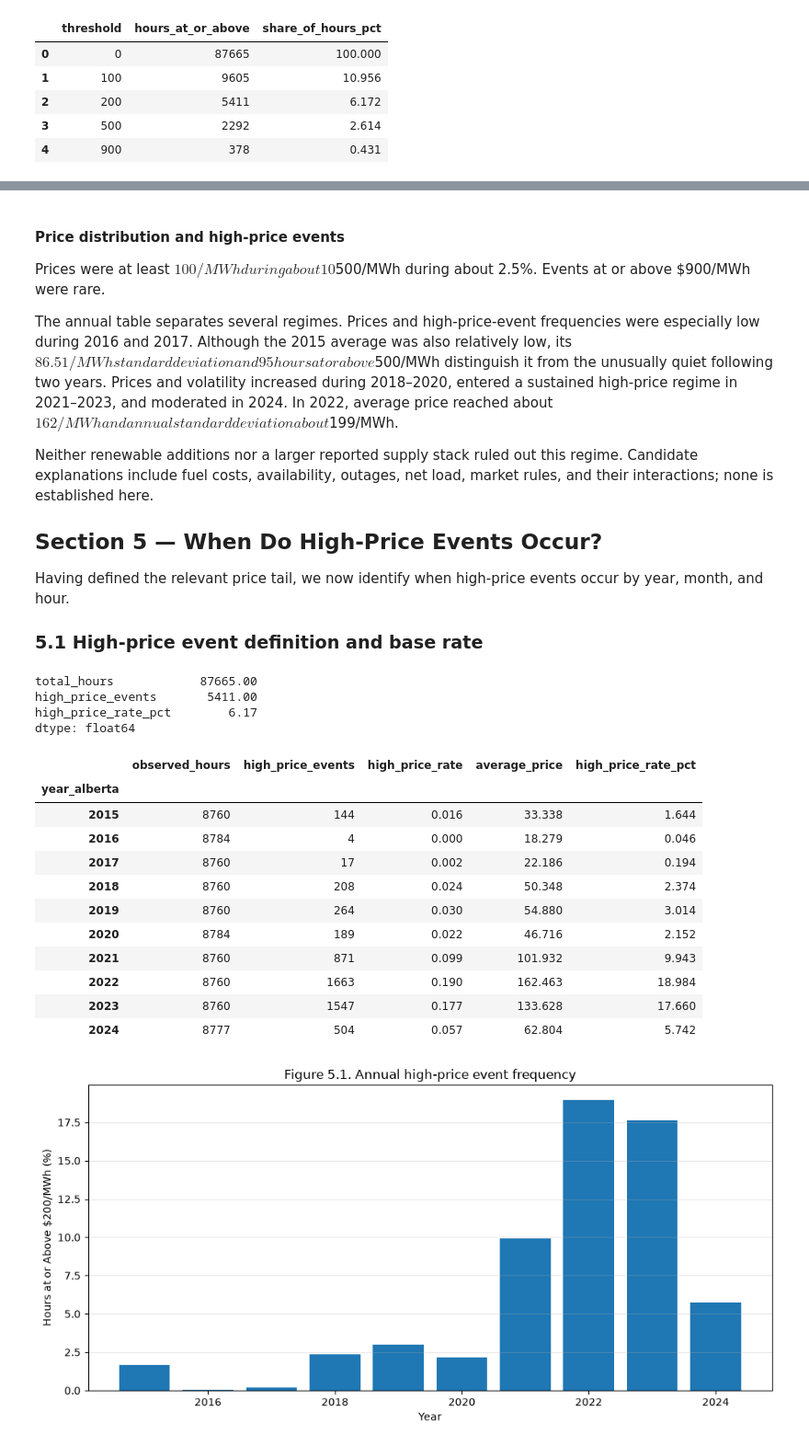
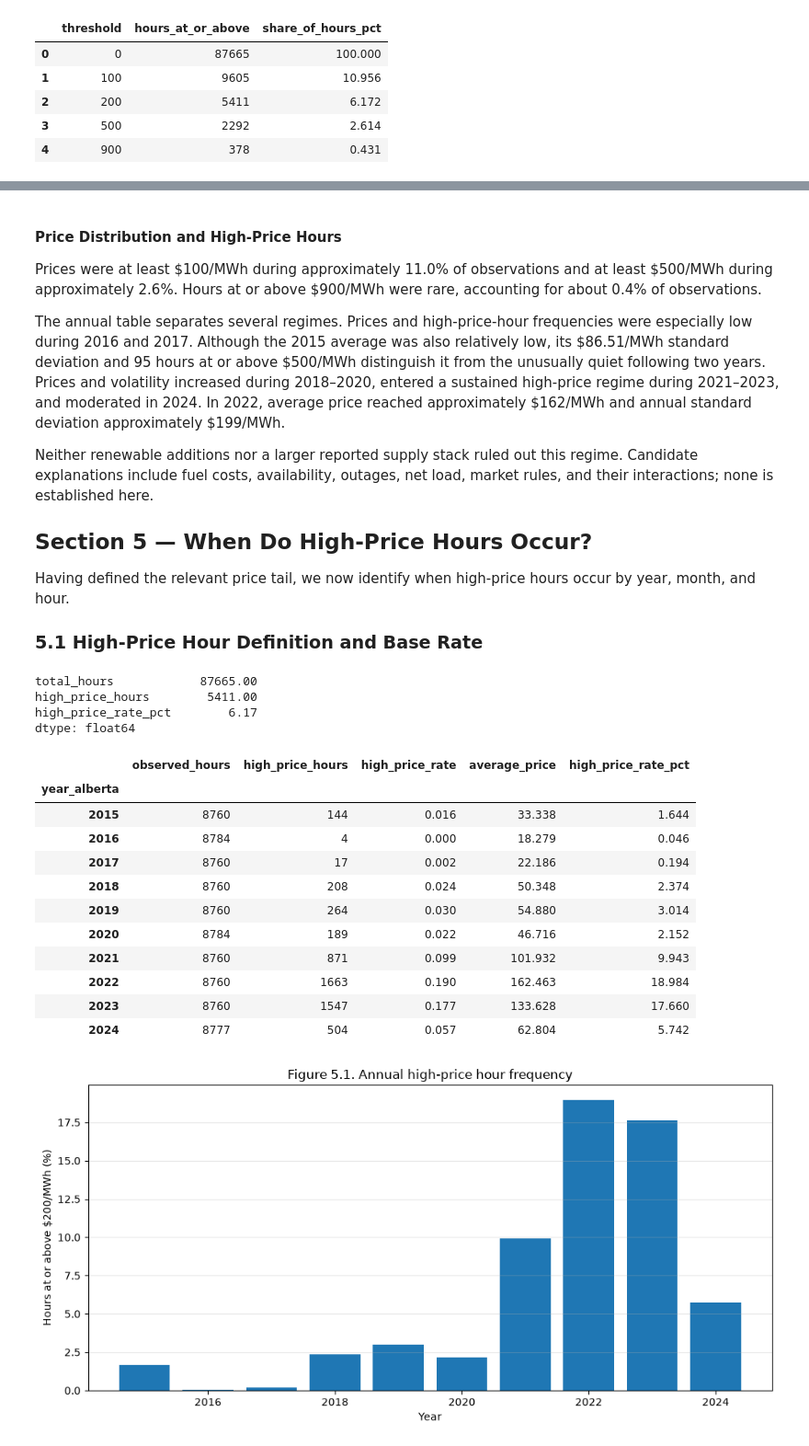
Before and after one commit to bhasein/alberta_power_markets_project, a Jupyter notebook: notebooks/01_Understanding_the_Alberta_Electricity_Market.ipynb, the cells around one changed output, grey strips where cells are left out. Shown at 92% size. Saved outputs shown, nothing was run; the diff lists cells and outputs as text; code cells hidden in the pictures.

```diff
--- a/notebooks/01_Understanding_the_Alberta_Electricity_Market.ipynb
+++ b/notebooks/01_Understanding_the_Alberta_Electricity_Market.ipynb
@@ -1837,63 +1837,63 @@ display(annual_price_extremes.round(2))
 | 2023 | 133.63 | 57.20 | 183.84 | 2446 | 1547 | 606 | ... |
 | 2024 | 62.80 | 30.54 | 124.25 | 990 | 504 | 195 | ... |
 # %% [markdown]
-#### Price distribution and high-price events
+#### Price Distribution and High-Price Hours
 
-Prices were at least $100/MWh during about 10% of observations and at least $500/MWh during about 2.5%. Events at or above $900/MWh were rare.
+Prices were at least \$100/MWh during approximately 11.0% of observations and at least \$500/MWh during approximately 2.6%. Hours at or above \$900/MWh were rare, accounting for about 0.4% of observations.
 
-The annual table separates several regimes. Prices and high-price-event frequencies were especially low during 2016 and 2017. Although the 2015 average was also relatively low, its $86.51/MWh standard deviation and 95 hours at or above $500/MWh distinguish it from the unusually quiet following two years. Prices and volatility increased during 2018–2020, entered a sustained high-price regime in 2021–2023, and moderated in 2024. In 2022, average price reached about $162/MWh and annual standard deviation about $199/MWh.
+The annual table separates several regimes. Prices and high-price-hour frequencies were especially low during 2016 and 2017. Although the 2015 average was also relatively low, its \$86.51/MWh standard deviation and 95 hours at or above \$500/MWh distinguish it from the unusually quiet following two years. Prices and volatility increased during 2018–2020, entered a sustained high-price regime during 2021–2023, and moderated in 2024. In 2022, average price reached approximately \$162/MWh and annual standard deviation approximately \$199/MWh.
 
 Neither renewable additions nor a larger reported supply stack ruled out this regime. Candidate explanations include fuel costs, availability, outages, net load, market rules, and their interactions; none is established here.
 
-## Section 5 — When Do High-Price Events Occur?
+## Section 5 — When Do High-Price Hours Occur?
 
-Having defined the relevant price tail, we now identify when high-price events occur by year, month, and hour.
+Having defined the relevant price tail, we now identify when high-price hours occur by year, month, and hour.
 
-### 5.1 High-price event definition and base rate
+### 5.1 High-Price Hour Definition and Base Rate
 # %%
 # ---------------------------------------------------------------------
-# Confirm the high-price definition and overall event frequency
+# Confirm the high-price definition and overall hourly frequency
 # ---------------------------------------------------------------------
 
 high_price_event = master[price_col].ge(200).rename("high_price_event")
 
 high_price_summary = pd.Series({
     "total_hours": len(master),
-    "high_price_events": high_price_event.sum(),
+    "high_price_hours": high_price_event.sum(),
     "high_price_rate_pct": high_price_event.mean() * 100,
 })
 
 display(high_price_summary.round(2))
 # %% [output]
 total_hours            87665.00
-high_price_events       5411.00
+high_price_hours        5411.00
 high_price_rate_pct        6.17
 dtype: float64
 # %%
 # ---------------------------------------------------------------------
 # Summarize high-price frequency by calendar year
 # ---------------------------------------------------------------------
 
 high_price_by_year = (
     pd.DataFrame({
         "year_alberta": master["year_alberta"],
         "high_price_event": high_price_event,
         "pool_price": master[price_col],
     })
     .groupby("year_alberta")
     .agg(
         observed_hours=("high_price_event", "size"),
-        high_price_events=("high_price_event", "sum"),
+        high_price_hours=("high_price_event", "sum"),
         high_price_rate=("high_price_event", "mean"),
         average_price=("pool_price", "mean"),
     )
 )
 
 high_price_by_year["high_price_rate_pct"] = high_price_by_year["high_price_rate"] * 100
 
 display(high_price_by_year.round(3))
 # %% [output]
-|  | observed_hours | high_price_events | high_price_rate | average_price | high_price_rate_pct |
+|  | observed_hours | high_price_hours | high_price_rate | average_price | high_price_rate_pct |
 | year_alberta |  |  |  |  |  |
 | 2015 | 8760 | 144 | 0.016 | 33.338 | 1.644 |
 | 2016 | 8784 | 4 | 0.000 | 18.279 | 0.046 |
```
Also changed, not shown: parts of 18 cells of this notebook.
